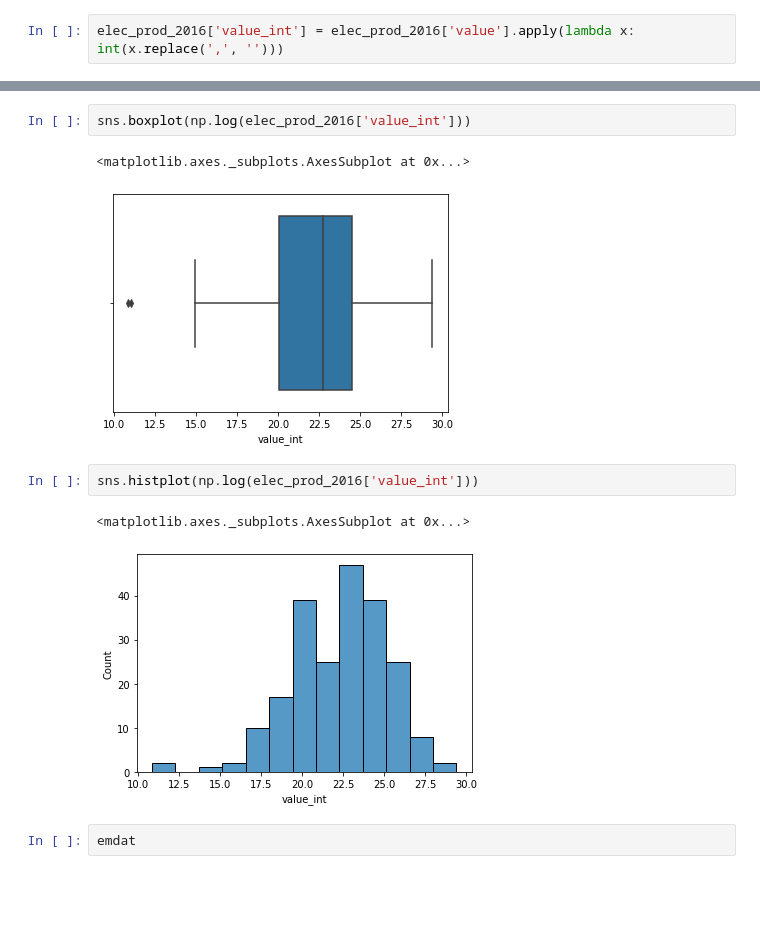
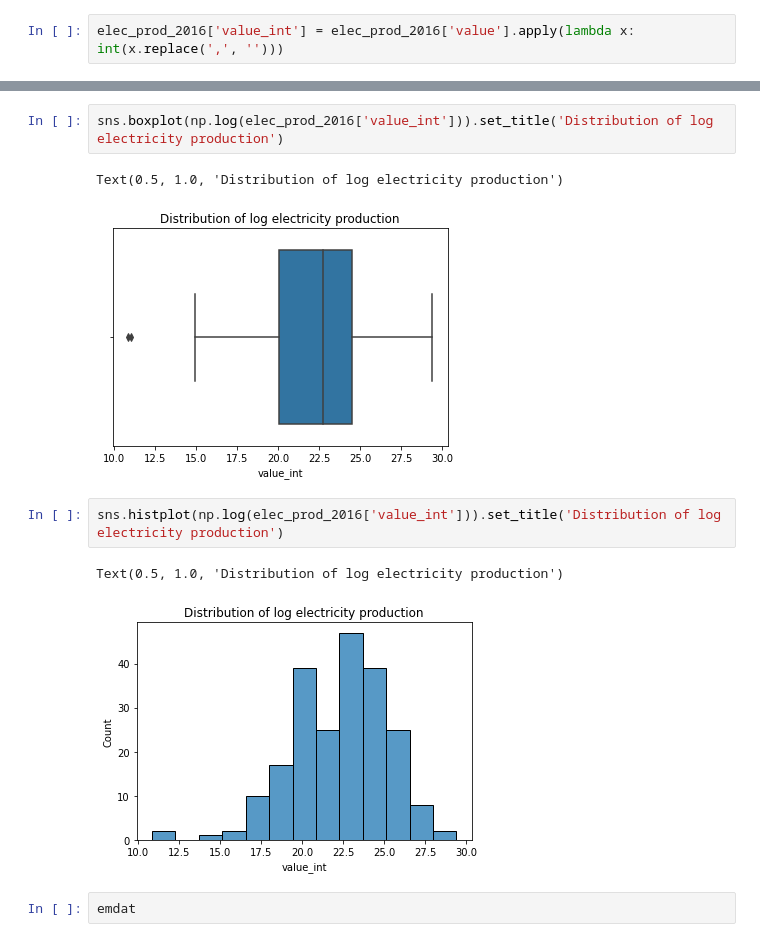
Before and after one commit to huesofenigma/DS4A_energy, a Jupyter notebook: ds4a_eda_isabella.ipynb, the cells around one changed output, grey strips where cells are left out. Saved outputs shown, nothing was run; the diff lists cells and outputs as text; blank space fills up the shorter version.

```diff
--- a/ds4a_eda_isabella.ipynb
+++ b/ds4a_eda_isabella.ipynb
@@ -70,13 +77,13 @@ sns.boxplot(elec_prod_2016['value_int'])
 # %%
-sns.boxplot(np.log(elec_prod_2016['value_int']))
+sns.boxplot(np.log(elec_prod_2016['value_int'])).set_title('Distribution of log electricity production')
 # %% [output]
-<matplotlib.axes._subplots.AxesSubplot at 0x...>
+Text(0.5, 1.0, 'Distribution of log electricity production')
-[figure, old version]
+[figure, new version]
 # %%
-sns.histplot(np.log(elec_prod_2016['value_int']))
+sns.histplot(np.log(elec_prod_2016['value_int'])).set_title('Distribution of log electricity production')
 # %% [output]
-<matplotlib.axes._subplots.AxesSubplot at 0x...>
+Text(0.5, 1.0, 'Distribution of log electricity production')
-[figure, old version]
+[figure, new version]
 # %%
 emdat
 # %% [output]
```
Also changed, not shown: parts of 5 cells of this notebook.
